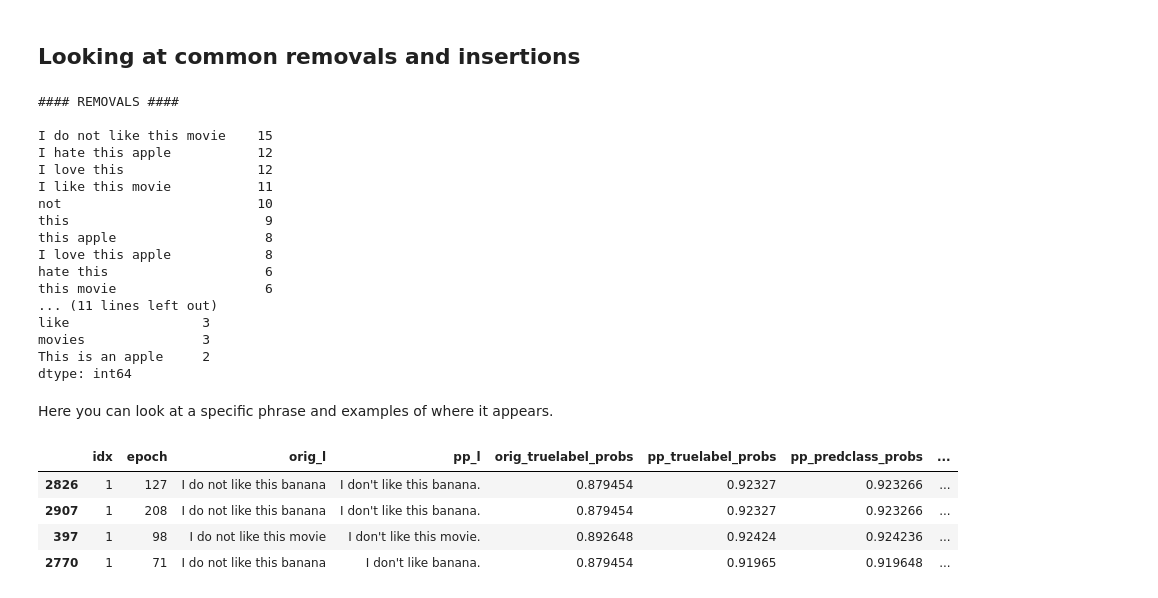
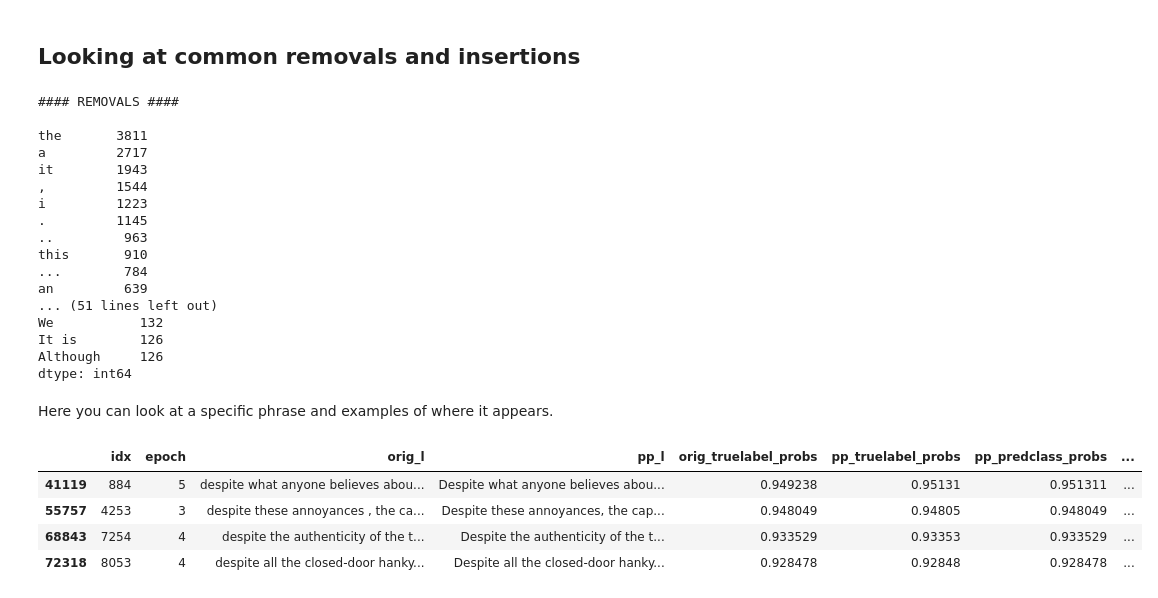
Before and after one commit to puzzler10/travis_attack, a Jupyter notebook: show_examples.ipynb, the cells around one changed output. Drawn from its saved outputs; the diff is of its cells as text; code cells hidden in the pictures.

```diff
--- a/show_examples.ipynb
+++ b/show_examples.ipynb
@@ -184,26 +144,26 @@ df_concat = _prepare_df_concat(df_d)
 removals, insertions = get_common_removals_and_insertions(df_concat)
 
 print("\n#### REMOVALS ####\n")
-print(removals.head(10))
+print(removals.head(30))
 print("\n#### INSERTIONS ####\n")
-print(insertions.head(10))
+print(insertions.head(30))
 # %% [output]
 #### REMOVALS ####
 
-I do not like this movie    15
-I hate this apple           12
-I love this                 12
-I like this movie           11
-not                         10
-this                         9
-this apple                   8
-I love this apple            8
-hate this                    6
-this movie                   6
-... (11 lines left out)
-like                 3
-movies               3
-This is an apple     2
+the       3811
+a         2717
+it        1943
+,         1544
+i         1223
+.         1145
+..         963
+this       910
+...        784
+an         639
+... (51 lines left out)
+We           132
+It is        126
+Although     126
 dtype: int64
 # %% [markdown]
 Here you can look at a specific phrase and examples of where it appears.
@@ -212,10 +172,10 @@ def investigate_phrase(phrase, cname, n ):
     mask = [phrase in strs for strs in df_concat[cname]]
     display_all(df_concat[mask].sample(n))
 # %%
-investigate_phrase('not', 'removals', 4)
+investigate_phrase('despite', 'removals', 4)
 # %% [output]
 |  | idx | epoch | orig_l | pp_l | orig_truelabel_probs | pp_truelabel_probs | pp_predclass_probs | ... |
-| 2826 | 1 | 127 | I do not like this banana | I don't like this banana. | 0.879454 | 0.92327 | 0.923266 | ... |
-| 2907 | 1 | 208 | I do not like this banana | I don't like this banana. | 0.879454 | 0.92327 | 0.923266 | ... |
-| 397 | 1 | 98 | I do not like this movie | I don't like this movie. | 0.892648 | 0.92424 | 0.924236 | ... |
-| 2770 | 1 | 71 | I do not like this banana | I don't like banana. | 0.879454 | 0.91965 | 0.919648 | ... |
+| 41119 | 884 | 5 | despite what anyone believes abou... | Despite what anyone believes abou... | 0.949238 | 0.95131 | 0.951311 | ... |
+| 55757 | 4253 | 3 | despite these annoyances , the ca... | Despite these annoyances, the cap... | 0.948049 | 0.94805 | 0.948049 | ... |
+| 68843 | 7254 | 4 | despite the authenticity of the t... | Despite the authenticity of the t... | 0.933529 | 0.93353 | 0.933529 | ... |
+| 72318 | 8053 | 4 | despite all the closed-door hanky... | Despite all the closed-door hanky... | 0.928478 | 0.92848 | 0.928478 | ... |
```
Also changed, not shown: parts of 3 cells of this notebook, 22 other files.
